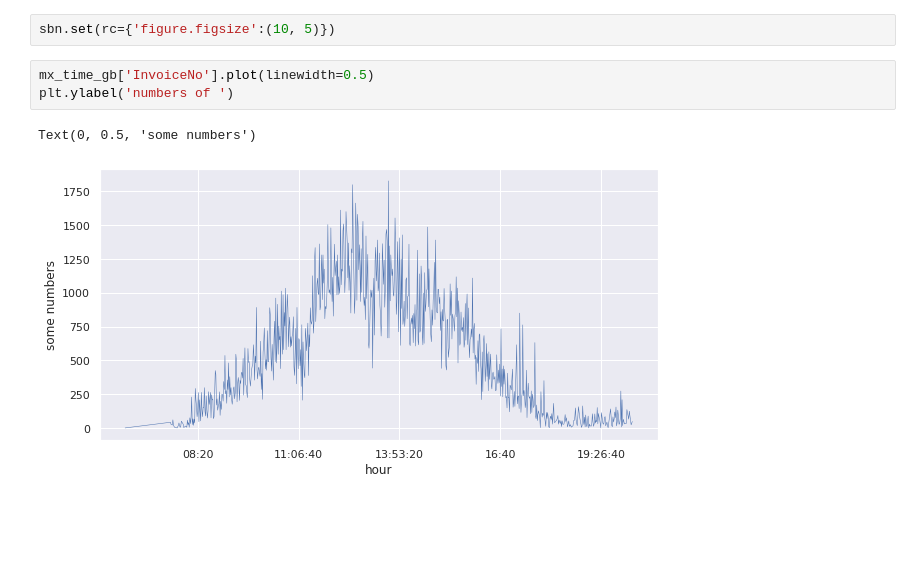
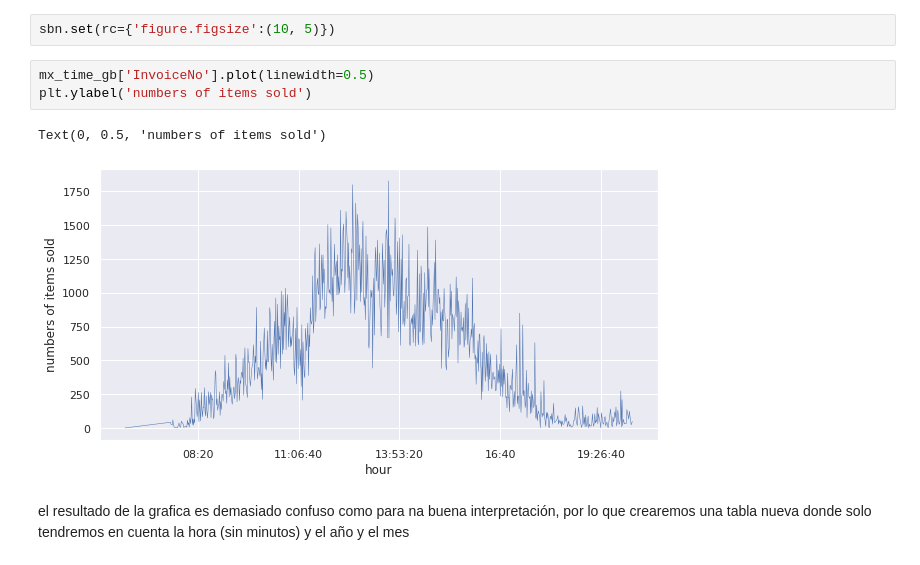
Before and after one commit to SBGuillermo/TFM-AnalisisComercio, a Jupyter notebook: Notebooks/2_Analisis_cualitativo_datset.ipynb, the cells around one changed output. Cells and saved outputs as stored; diff of their text form; blank space fills up the shorter version.

```diff
--- a/Notebooks/2_Analisis_cualitativo_datset.ipynb
+++ b/Notebooks/2_Analisis_cualitativo_datset.ipynb
@@ -181,7 +193,9 @@ mx_time_gb
 sbn.set(rc={'figure.figsize':(10, 5)})
 # %%
 mx_time_gb['InvoiceNo'].plot(linewidth=0.5)
-plt.ylabel('numbers of ')
+plt.ylabel('numbers of items sold')
 # %% [output]
-Text(0, 0.5, 'some numbers')
+Text(0, 0.5, 'numbers of items sold')
-[figure, old version]
+[figure, new version]
+# %% [markdown]
+el resultado de la grafica es demasiado confuso como para na buena interpretación, por lo que crearemos una tabla nueva donde solo tendremos en cuenta la hora (sin minutos) y el año y el mes
```
Also changed, not shown: parts of 27 cells of this notebook.
